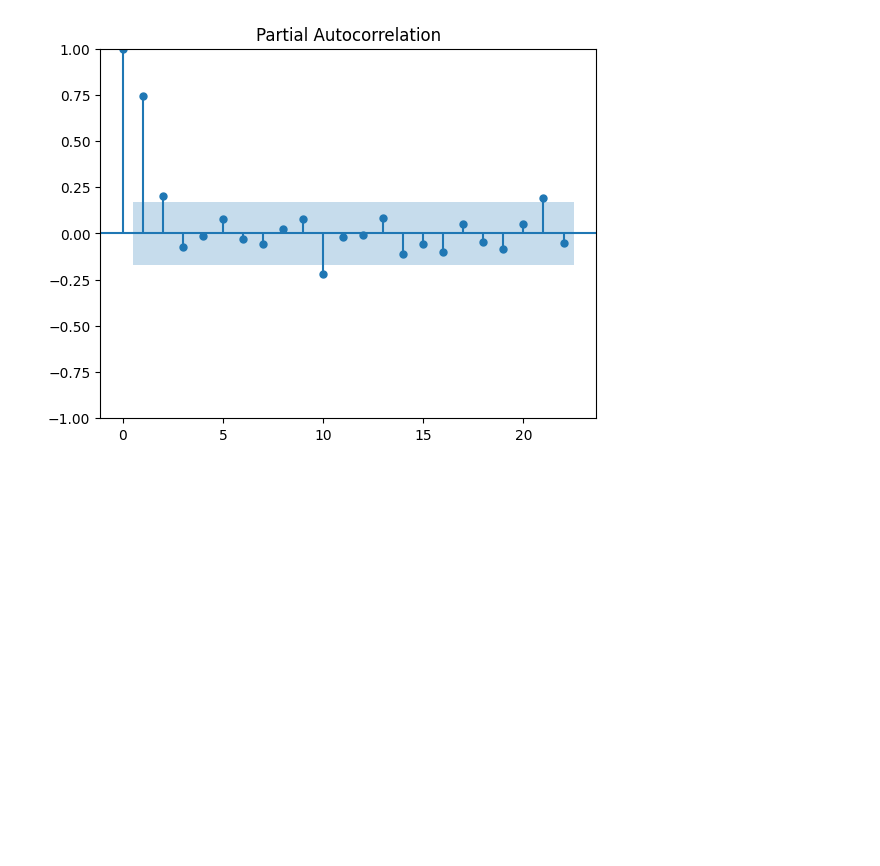
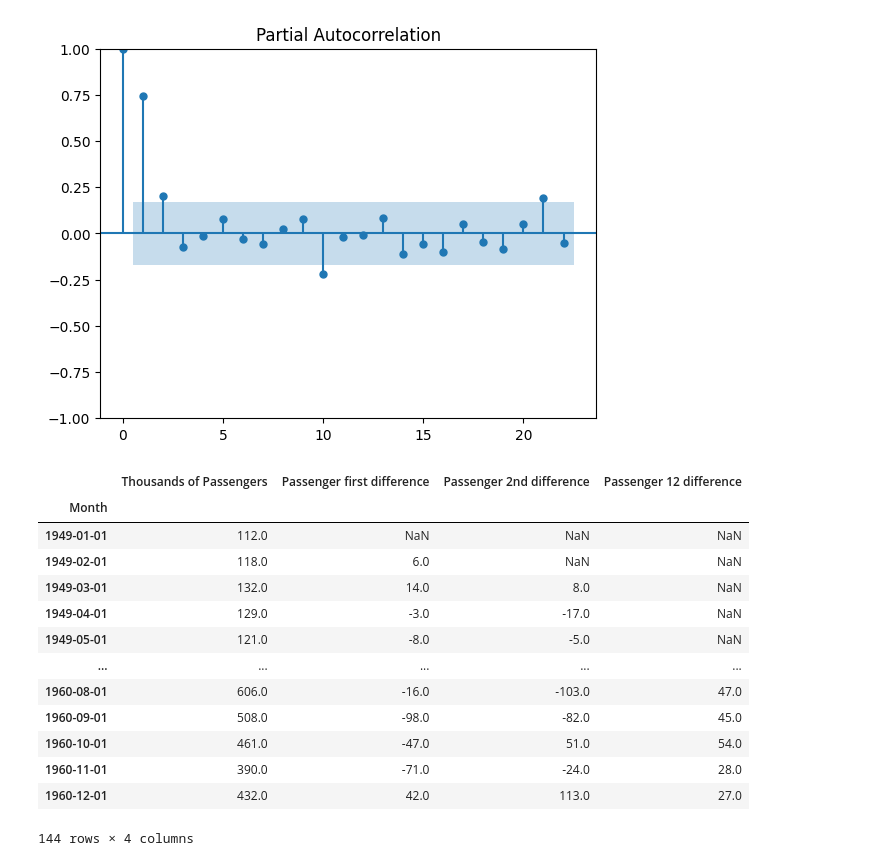
Before and after one commit to Madushani-Weerasekara/TimeSeriesData-Analysis, a Jupyter notebook: ARIMA_Model.ipynb, the cells around one changed output. Cells and saved outputs as stored; diff of their text form; code cells hidden in the pictures; blank space fills up the shorter version.

```diff
--- a/ARIMA_Model.ipynb
+++ b/ARIMA_Model.ipynb
@@ -184,3 +184,21 @@ result = plot_pacf(df_airline['Passenger 2nd difference'].dropna())
 pacf12 = plot_pacf(df_airline['Passenger 12 difference'].dropna())
 # %% [output]
 [figure]
+# %%
+# Split train and test data
+df_airline
+# %% [output]
+|  | Thousands of Passengers | Passenger first difference | Passenger 2nd difference | Passenger 12 difference |
+| Month |  |  |  |  |
+| 1949-01-01 | 112.0 | NaN | NaN | NaN |
+| 1949-02-01 | 118.0 | 6.0 | NaN | NaN |
+| 1949-03-01 | 132.0 | 14.0 | 8.0 | NaN |
+| 1949-04-01 | 129.0 | -3.0 | -17.0 | NaN |
+| 1949-05-01 | 121.0 | -8.0 | -5.0 | NaN |
+| ... | ... | ... | ... | ... |
+| 1960-08-01 | 606.0 | -16.0 | -103.0 | 47.0 |
+| 1960-09-01 | 508.0 | -98.0 | -82.0 | 45.0 |
+| 1960-10-01 | 461.0 | -47.0 | 51.0 | 54.0 |
+| 1960-11-01 | 390.0 | -71.0 | -24.0 | 28.0 |
+| 1960-12-01 | 432.0 | 42.0 | 113.0 | 27.0 |
+144 rows × 4 columns
```
Also changed, not shown: parts of 4 cells of this notebook.
